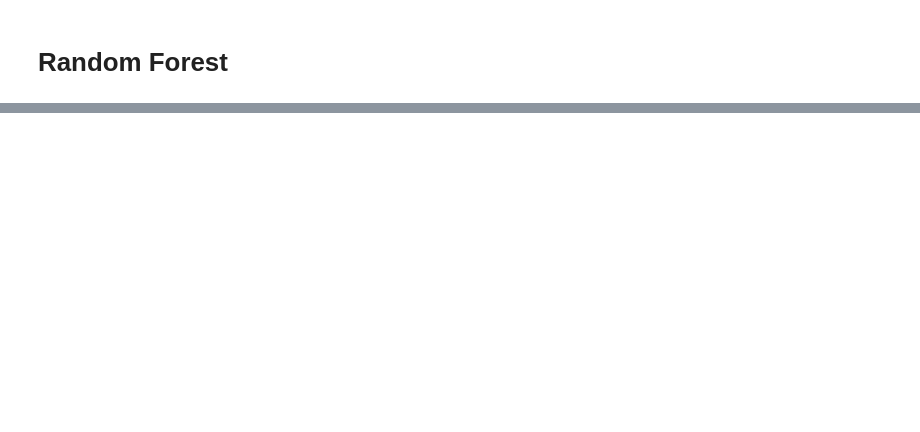
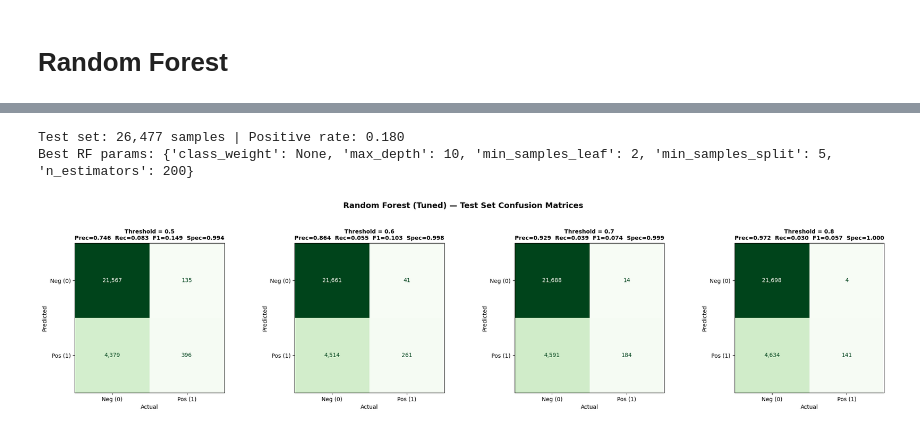
Before and after one commit to saras-audrius/EAISI-Group-Project---NHS, a Jupyter notebook: code/modelling_experiment.ipynb, the cells around one changed output, grey strips where cells are left out. Drawn from its saved outputs; the diff is of its cells as text; code cells hidden in the pictures; blank space fills up the shorter version.

```diff
--- a/code/modelling_experiment.ipynb
+++ b/code/modelling_experiment.ipynb
@@ -769,7 +894,7 @@ grid_search = GridSearchCV(
     estimator=rf_base,
     param_grid=param_grid,
     cv=cv_inner,
-    scoring='roc_auc',
+    scoring='precision',
     n_jobs=-1,
     verbose=1,
     return_train_score=True
@@ -970,3 +1090,81 @@ oks_function_subscale    0.101480
 ================================================================================
 ✓ RANDOM FOREST HYPERPARAMETER TUNING COMPLETE
 ================================================================================
+# %%
+# =============================================================================
+# TEST SET EVALUATION: RANDOM FOREST (TUNED)
+# =============================================================================
+
+from sklearn.metrics import (confusion_matrix, ConfusionMatrixDisplay,
+                             precision_score, recall_score, f1_score,
+                             precision_recall_curve, auc)
+import numpy as np
+import pandas as pd
+import matplotlib.pyplot as plt
+
+# --- Load test data (skip if already loaded) ---
+X_test = pd.read_parquet('../data/cleaned/X_test_encoded_wo_provider.parquet')
+y_test = pd.read_parquet('../data/cleaned/y_test.parquet').squeeze()
+print(f"Test set: {X_test.shape[0]:,} samples | Positive rate: {y_test.mean():.3f}")
+
+# --- Train best RF on full training set & predict on test set ---
+best_rf.fit(X_train_final_encoded, y_train)
+rf_test_probas = best_rf.predict_proba(X_test)[:, 1]
+print(f"Best RF params: {grid_search.best_params_}")
+
+# --- Evaluate at thresholds ---
+thresholds = [0.5, 0.6, 0.7, 0.8]
+
+fig, axes = plt.subplots(1, len(thresholds), figsize=(22, 5))
+
+metrics_summary = []
+
+for idx, thresh in enumerate(thresholds):
+    y_pred = (rf_test_probas >= thresh).astype(int)
+    cm = confusion_matrix(y_test, y_pred)
+    tn, fp, fn, tp = cm.ravel()
+
+    precision = tp / (tp + fp) if (tp + fp) > 0 else 0
+    recall = tp / (tp + fn) if (tp + fn) > 0 else 0
+    specificity = tn / (tn + fp) if (tn + fp) > 0 else 0
+    f1 = 2 * precision * recall / (precision + recall) if (precision + recall) > 0 else 0
+
+    metrics_summary.append({
+        'Threshold': thresh, 'TN': tn, 'FP': fp, 'FN': fn, 'TP': tp,
+        'Precision': precision, 'Recall': recall, 'F1': f1, 'Specificity': specificity
+    })
+
+    ax = axes[idx]
+    disp = ConfusionMatrixDisplay(confusion_matrix=cm, display_labels=['Neg (0)', 'Pos (1)'])
+    disp.plot(ax=ax, cmap='Greens', colorbar=False, values_format=',d')
+    ax.set_title(
+        f'Threshold = {thresh}\n'
+        f'Prec={precision:.3f}  Rec={recall:.3f}  F1={f1:.3f}  Spec={specificity:.3f}',
+        fontsize=10, fontweight='bold'
+    )
+    ax.set_xlabel('Actual')
+    ax.set_ylabel('Predicted')
+
+fig.suptitle('Random Forest (Tuned) — Test Set Confusion Matrices', fontsize=14, fontweight='bold', y=1.05)
+plt.tight_layout()
+plt.show()
+
+# --- Summary table ---
+print("\n" + "=" * 90)
+print("RANDOM FOREST — TEST SET METRICS SUMMARY")
+print("=" * 90)
+print(f"\n  {'Threshold':<12} {'TN':>7} {'FP':>7} {'FN':>7} {'TP':>7} {'Prec':>8} {'Recall':>8} {'F1':>8} {'Spec':>8}")
+print(f"  {'─'*76}")
+
+for m in metrics_summary:
+    print(f"  {m['Threshold']:<12.2f} {m['TN']:>7,} {m['FP']:>7,} {m['FN']:>7,} {m['TP']:>7,} "
+          f"{m['Precision']:>8.4f} {m['Recall']:>8.4f} {m['F1']:>8.4f} {m['Specificity']:>8.4f}")
+
+# --- PR-AUC on test set ---
+prec_curve, rec_curve, _ = precision_recall_curve(y_test, rf_test_probas)
+pr_auc_test = auc(rec_curve, prec_curve)
+print(f"\n  PR-AUC (Test Set): {pr_auc_test:.4f}")
+# %% [output]
+Test set: 26,477 samples | Positive rate: 0.180
+Best RF params: {'class_weight': None, 'max_depth': 10, 'min_samples_leaf': 2, 'min_samples_split': 5, 'n_estimators': 200}
+[figure, added]
```
Also changed, not shown: parts of 16 cells of this notebook, 38 other files.
